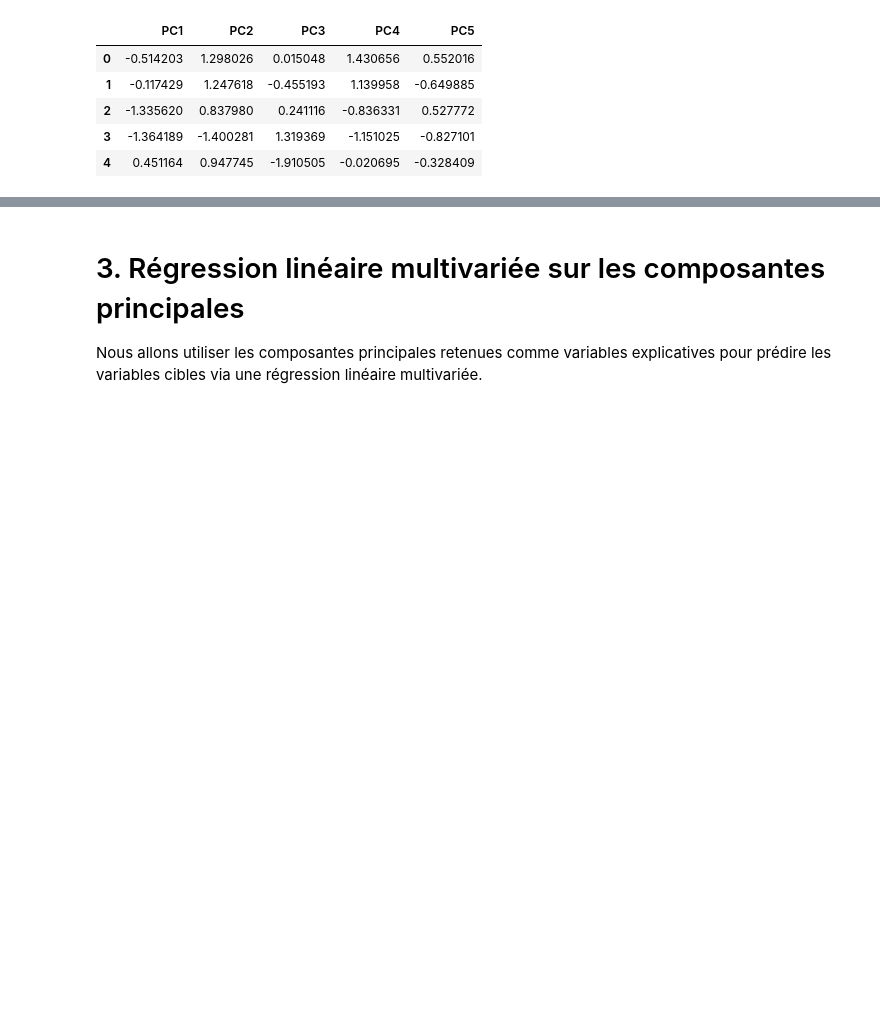
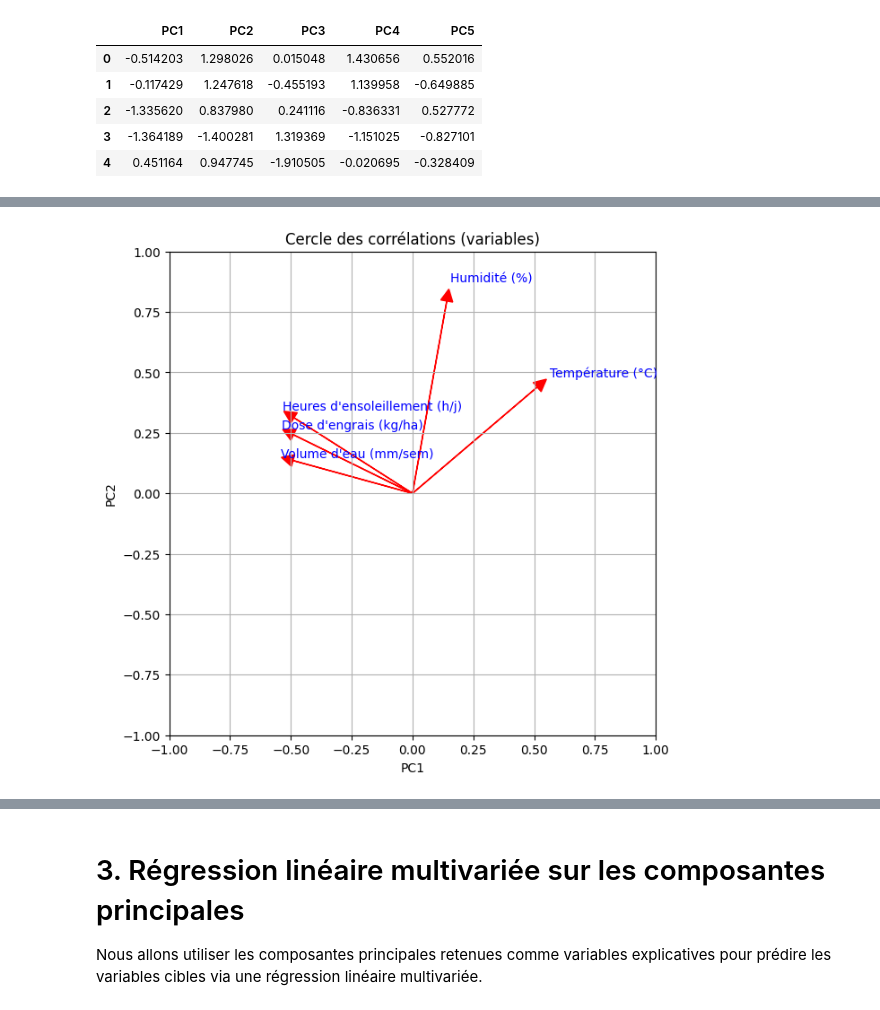
Before and after one commit to Harlequelrah/Projet_Exam, a Jupyter notebook: exam.ipynb, the cells around one changed output, grey strips where cells are left out. Saved outputs shown, nothing was run; the diff lists cells and outputs as text; code cells hidden in the pictures; blank space fills up the shorter version.

```diff
--- a/exam.ipynb
+++ b/exam.ipynb
@@ -249,27 +244,0 @@ On réalise les principaux graphiques d’ACP et on interprète les résultats.
-# %%
-# Cercle des corrélations (variables numériques sur les deux premiers axes)
-plt.figure(figsize=(7, 7))
-for i, col in enumerate(X_num.columns):
-    plt.arrow(
-        0,
-        0,
-        pca_final.components_[0, i],
-        pca_final.components_[1, i],
-        head_width=0.05,
-        head_length=0.05,
-        fc="r",
-        ec="r",
-    )
-    plt.text(
-        pca_final.components_[0, i] * 1.1,
-        pca_final.components_[1, i] * 1.1,
-        col,
-        color="b",
-    )
-plt.xlabel("PC1")
-plt.ylabel("PC2")
-plt.title("Cercle des corrélations")
-plt.xlim(-1, 1)
-plt.ylim(-1, 1)
-plt.grid()
-plt.show()
@@ -288,0 +278,15 @@ plt.show()
+# %%
+# 3. Cercle des corrélations (variables sur PC1/PC2)
+plt.figure(figsize=(7, 7))
+for i, col in enumerate(X_num.columns):
+    plt.arrow(0, 0, pca_final.components_[0, i], pca_final.components_[1, i], head_width=0.05, head_length=0.05, fc="r", ec="r")
+    plt.text(pca_final.components_[0, i] * 1.1, pca_final.components_[1, i] * 1.1, col, color="b")
+plt.xlabel("PC1")
+plt.ylabel("PC2")
+plt.title("Cercle des corrélations (variables)")
+plt.xlim(-1, 1)
+plt.ylim(-1, 1)
+plt.grid()
+plt.show()
+# %% [output]
+[figure, added]
```
Also changed, not shown: parts of 11 cells of this notebook, 1 other file.
